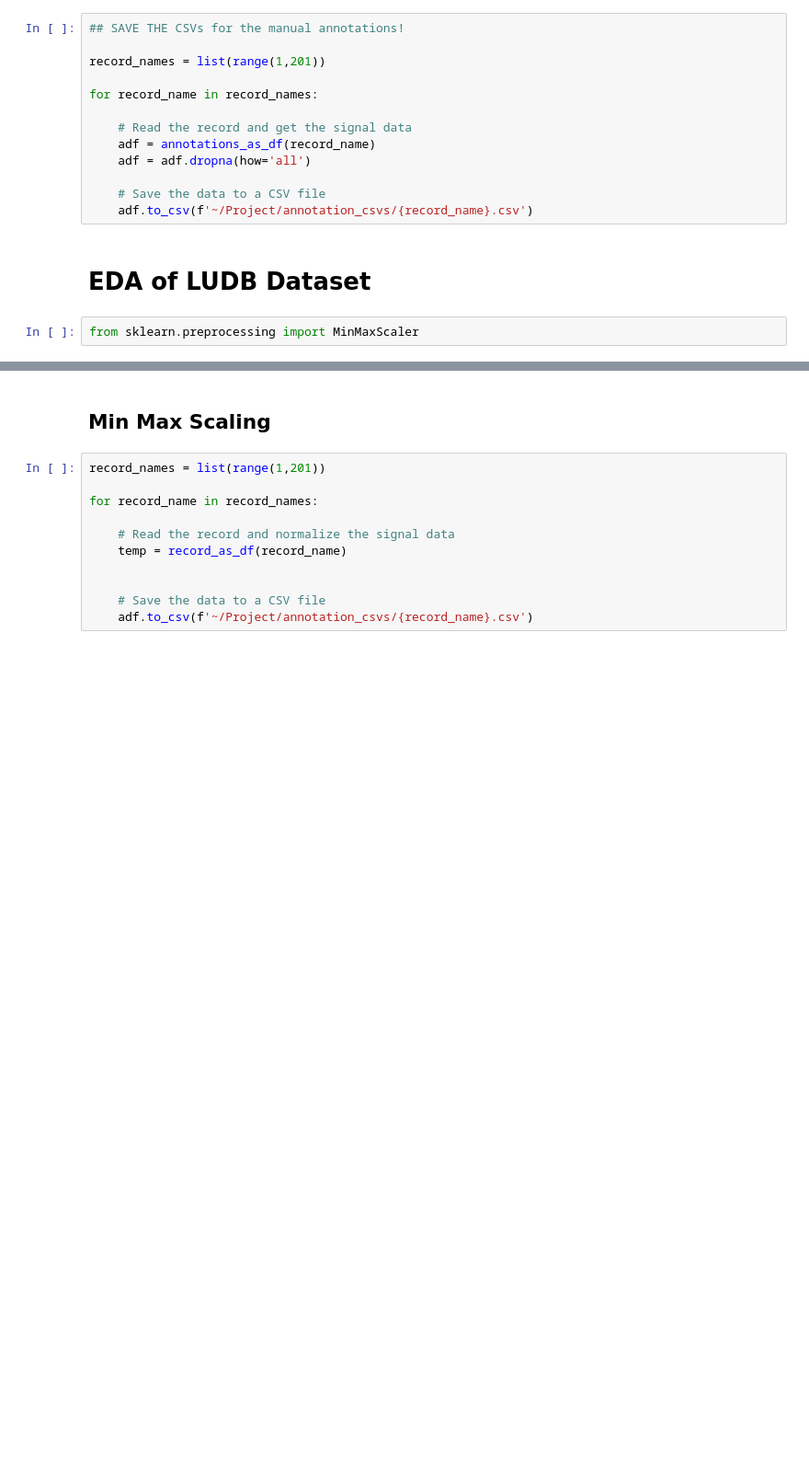
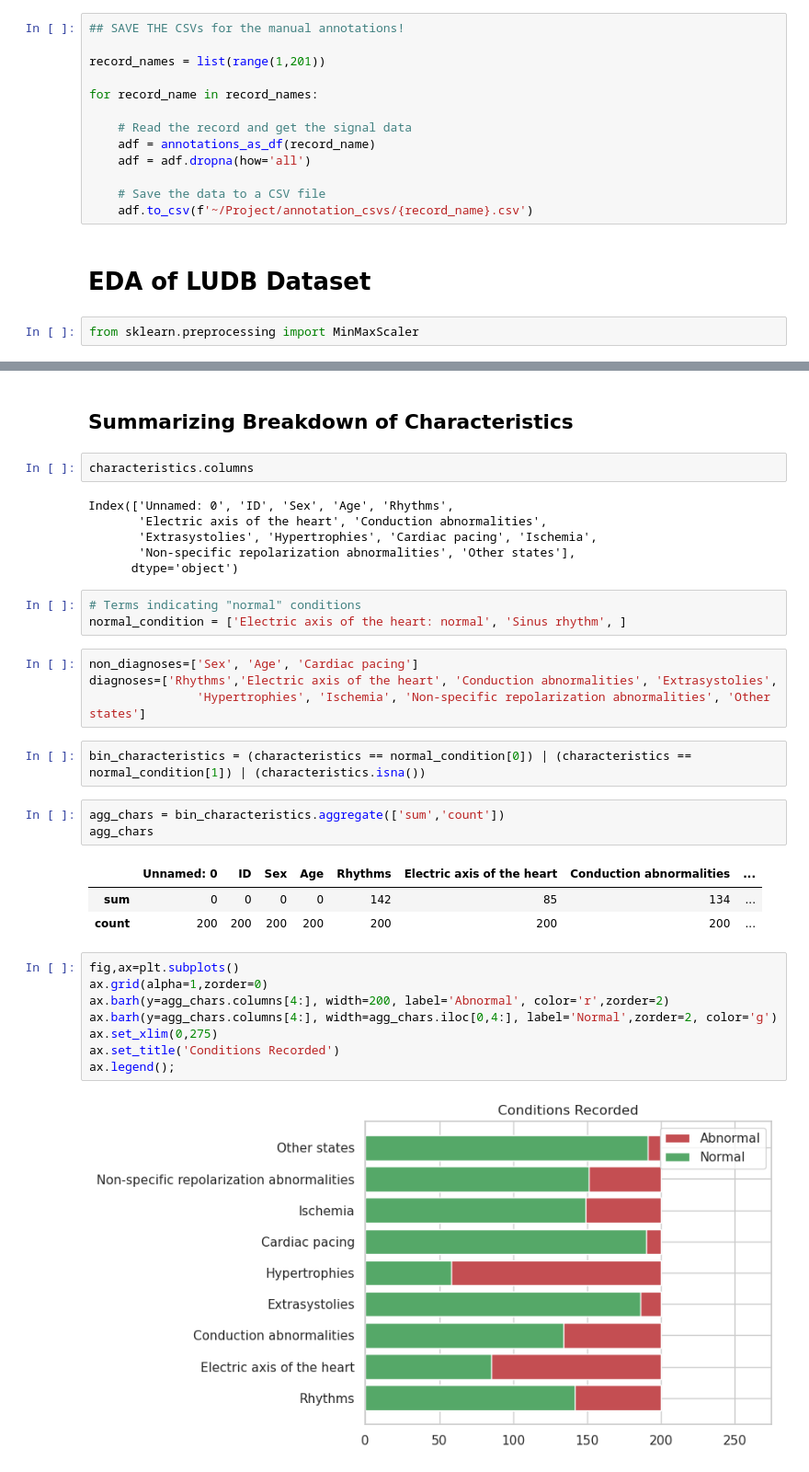
Before and after one commit to klnagoshi/group41_cs109b, a Jupyter notebook: EDA.ipynb, the cells around one changed output, grey strips where cells are left out. Shown at 92% size. Cells and saved outputs as stored; diff of their text form; blank space fills up the shorter version.

```diff
--- a/EDA.ipynb
+++ b/EDA.ipynb
@@ -100,15 +102,38 @@ df.describe()
 | 75% | 0.031746 | 0.013096 | 0.019802 | 0.046285 | 0.039535 | 0.017751 | 0.032175 | 0.043414 | 0.023883 | 0.000545 | 0.006549 | ... |
 | max | 0.679894 | 0.749298 | 0.599717 | 0.272838 | 0.448837 | 0.725444 | 0.326255 | 0.314937 | 0.303544 | 0.697712 | 0.803536 | ... |
 # %% [markdown]
-## Min Max Scaling
+## Summarizing Breakdown of Characteristics
 # %%
-record_names = list(range(1,201))
-
-for record_name in record_names:
-
-    # Read the record and normalize the signal data
-    temp = record_as_df(record_name)
-
-
-    # Save the data to a CSV file
-    adf.to_csv(f'~/Project/annotation_csvs/{record_name}.csv')
+characteristics.columns
+# %% [output]
+Index(['Unnamed: 0', 'ID', 'Sex', 'Age', 'Rhythms',
+       'Electric axis of the heart', 'Conduction abnormalities',
+       'Extrasystolies', 'Hypertrophies', 'Cardiac pacing', 'Ischemia',
+       'Non-specific repolarization abnormalities', 'Other states'],
+      dtype='object')
+# %%
+# Terms indicating "normal" conditions
+normal_condition = ['Electric axis of the heart: normal', 'Sinus rhythm', ]
+# %%
+non_diagnoses=['Sex', 'Age', 'Cardiac pacing']
+diagnoses=['Rhythms','Electric axis of the heart', 'Conduction abnormalities', 'Extrasystolies',
+               'Hypertrophies', 'Ischemia', 'Non-specific repolarization abnormalities', 'Other states']
+# %%
+bin_characteristics = (characteristics == normal_condition[0]) | (characteristics == normal_condition[1]) | (characteristics.isna())
+# %%
+agg_chars = bin_characteristics.aggregate(['sum','count'])
+agg_chars
+# %% [output]
+|  | Unnamed: 0 | ID | Sex | Age | Rhythms | Electric axis of the heart | Conduction abnormalities | ... |
+| sum | 0 | 0 | 0 | 0 | 142 | 85 | 134 | ... |
+| count | 200 | 200 | 200 | 200 | 200 | 200 | 200 | ... |
+# %%
+fig,ax=plt.subplots()
+ax.grid(alpha=1,zorder=0)
+ax.barh(y=agg_chars.columns[4:], width=200, label='Abnormal', color='r',zorder=2)
+ax.barh(y=agg_chars.columns[4:], width=agg_chars.iloc[0,4:], label='Normal',zorder=2, color='g')
+ax.set_xlim(0,275)
+ax.set_title('Conditions Recorded')
+ax.legend();
+# %% [output]
+[figure, added]
```
Also changed, not shown: parts of 5 cells of this notebook.
